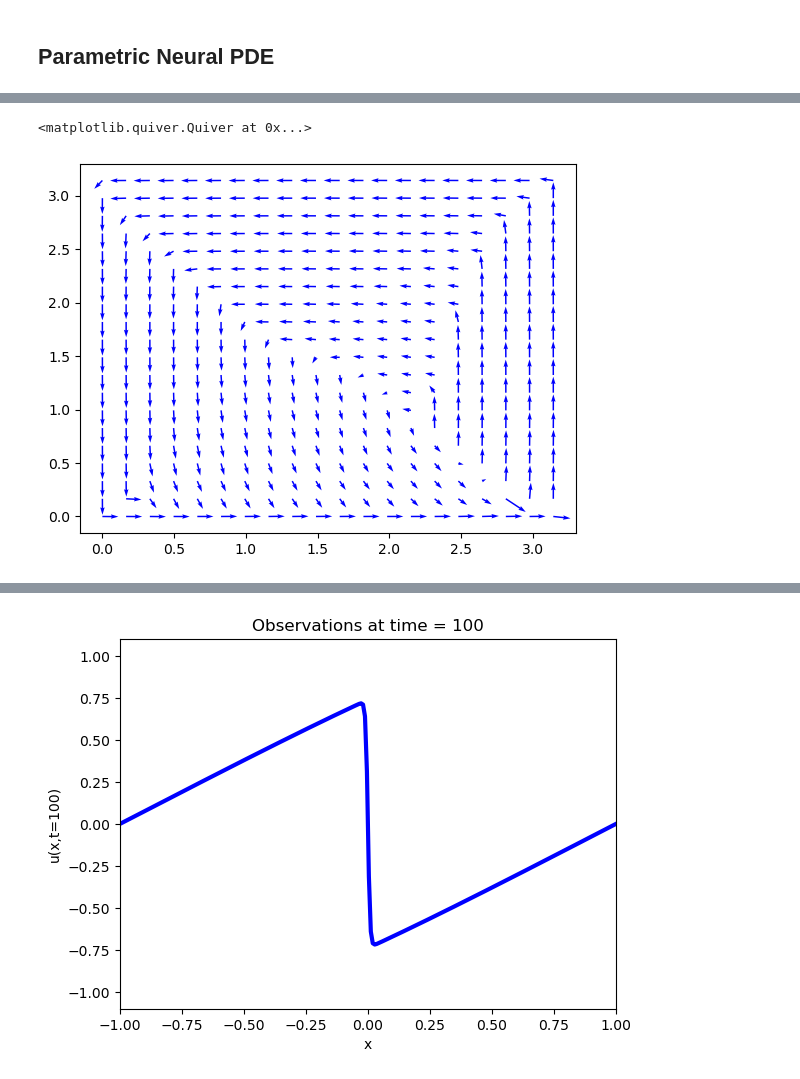
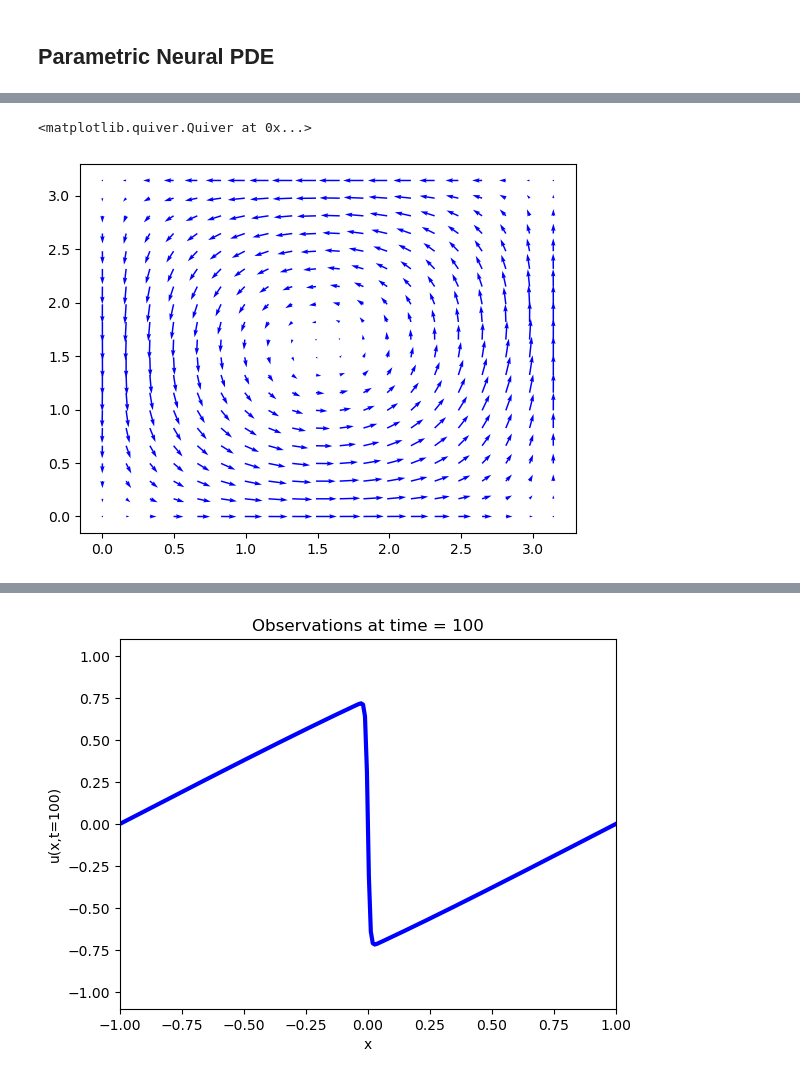
Before and after one commit to ChristianJzB/Projects, a Jupyter notebook: Physics _Informed_NN/GaLA/18_ Taylo_Green_Vortex.ipynb, the cells around one changed output, grey strips where cells are left out. Cells and saved outputs as stored; diff of their text form; code cells hidden in the pictures.

```diff
--- a/Physics _Informed_NN/GaLA/18_ Taylo_Green_Vortex.ipynb
+++ b/Physics _Informed_NN/GaLA/18_ Taylo_Green_Vortex.ipynb
@@ -316,16 +299,13 @@ def train_LBFGS(pinn,loss,optimizer, sample_size = 100,minval_param = 0.2,maxval
     return train_loss
 # %%
 # Number of observations
-epochs = 2000
-nobs = 100
+epochs = 5000
+nobs = 1000
 lr = 0.01
 
 min_param , max_param = 0.0001, 0.05
 
-layers = [4] + 4*[30] + [3]
+layers = [4] + 4*[80] + [3]
 
 model = DNN(layers).to(device)
-
-# model.load_state_dict(torch.load(f"../Projects-1/Physics _Informed_NN/GaLA/Gala_models/BurgEq_4_30.pt"))
-# model.eval()
 # %%
@@ -379,0 +325,5 @@ Loss: 4.53457e-01, Loss_u: 1.74820e-01,Loss_v: 1.73017e-01,Loss_p: 1.05620e-01
+# %%
+path = "../Projects-1/Physics _Informed_NN/GaLA/Gala_models/Taylor_Green.pt"
+#torch.save(model.state_dict(),path)
+model.load_state_dict(torch.load(path))
+model.eval()
@@ -380,24 +344,24 @@ Loss: 4.53457e-01, Loss_u: 1.74820e-01,Loss_v: 1.73017e-01,Loss_p: 1.05620e-01
 # %%
 x = np.linspace(0,1,20)*np.pi
 y = np.linspace(0,1,20)*np.pi
-t = np.linspace(0,1,10)
-nu = 1/1600
+t = np.linspace(0,2,10)
+nu = 1/100
 
 xx, yy = np.meshgrid(x, y)
 
 xx, yy = torch.tensor(xx).reshape(-1,1).float().to(device),torch.tensor(yy).reshape(-1,1).float().to(device)
 
-X_star = torch.cat([xx,yy,torch.ones_like(xx).to(device)*(t[-1]),torch.ones_like(xx).to(device)*(nu)],axis = 1)
+X_star = torch.cat([xx,yy,torch.ones_like(xx).to(device)*(t[0]),torch.ones_like(xx).to(device)*(nu)],axis = 1)
 
 f = model(X_star)
 
 xx, yy = np.meshgrid(x, y)
 
 u = griddata(np.hstack([xx.reshape(-1,1),yy.reshape(-1,1)]), f[:,0].cpu().detach().numpy().flatten(), (xx,yy), method='cubic')
 v = griddata(np.hstack([xx.reshape(-1,1),yy.reshape(-1,1)]), f[:,1].cpu().detach().numpy().flatten(), (xx,yy), method='cubic')
 
 plt.quiver(x, y, u, v, color='blue')
 # %% [output]
 <matplotlib.quiver.Quiver at 0x...>
-[figure, old version]
+[figure, new version]
 # %%
```
Also changed, not shown: parts of 11 cells of this notebook, 3 other files.
